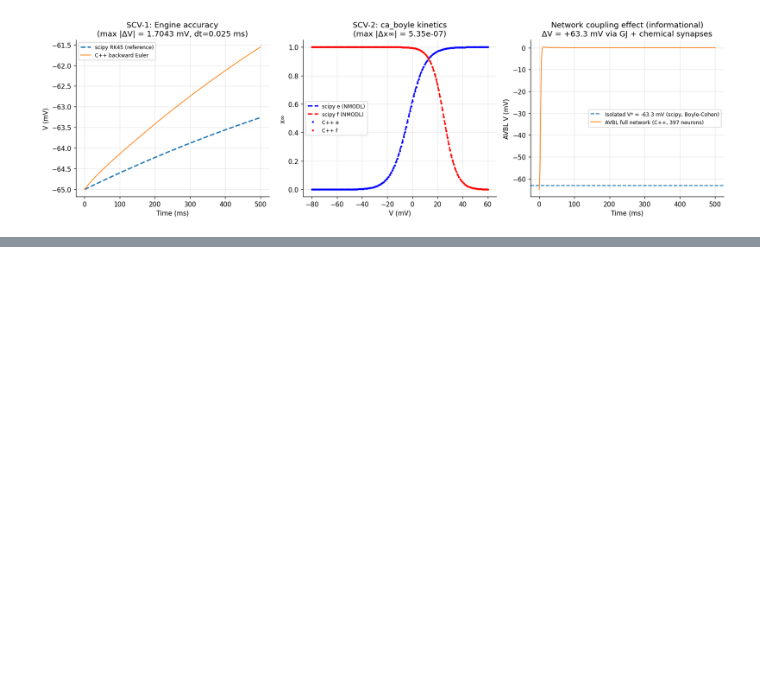
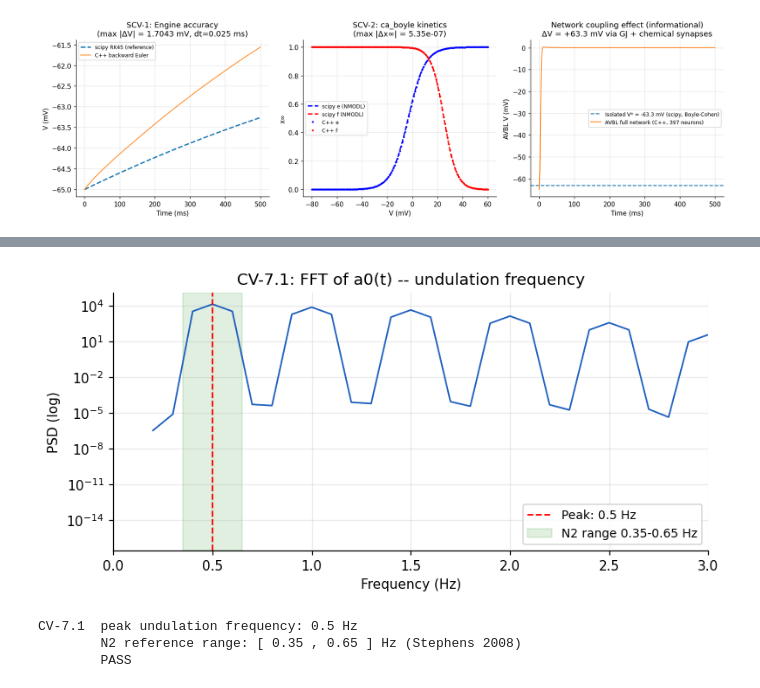
Before and after one commit to VahidGh/wormsim2, a Jupyter notebook: notebooks/project_tour.ipynb, the cells around one changed output, grey strips where cells are left out. Saved outputs shown, nothing was run; the diff lists cells and outputs as text; code cells hidden in the pictures; blank space fills up the shorter version.

```diff
--- a/notebooks/project_tour.ipynb
+++ b/notebooks/project_tour.ipynb
@@ -2179,0 +2193,16 @@ SCV-1  Engine accuracy (Boyle-Cohen 2008, single neuron, dt=0.025 ms):
+# %%
+# v0.7.0: Rebuild — adds wormsim2_body library + body_trace tool
+import subprocess, pathlib
+REPO_ROOT = pathlib.Path('..').resolve()
+_cmd = (
+    "source /etc/profile.d/modules.sh 2>/dev/null || true; "
+    "module load gcc-glibc 2>/dev/null || true; "
+    "cmake --build /wormsim2/build -j4 2>&1 | "
+    "grep -E 'body|wcon|Building|error:|Linking' | head -20"
+)
+_r = subprocess.run(
+    ['docker', 'run', '--rm',
+     '-v', str(REPO_ROOT) + ':/wormsim2', '-w', '/wormsim2',
+     'quay.io/pjbaioni/amsc_mk:2025', 'bash', '-c', _cmd],
+    capture_output=True, text=True, check=True)
+print(_r.stdout or '(build already up to date)')
@@ -2179,0 +2366,39 @@ SCV-1  Engine accuracy (Boyle-Cohen 2008, single neuron, dt=0.025 ms):
+# %%
+# CV-7.1: FFT of a0(t) -- dominant undulation frequency
+import numpy as _np071
+
+_dt_s    = 0.5e-3
+_a0_full = _bt['a0'].values
+_a0_w    = (_a0_full - _a0_full.mean()) * _np071.hanning(len(_a0_full))
+_freqs   = _np071.fft.rfftfreq(len(_a0_w), d=_dt_s)
+_psd     = _np071.abs(_np071.fft.rfft(_a0_w))**2
+
+_f_mask  = _freqs > 0.1
+_peak_f  = _freqs[_f_mask][_psd[_f_mask].argmax()]
+
+import matplotlib.pyplot as _plt071
+_fig71, _ax71 = _plt071.subplots(figsize=(8, 3.5))
+_ax71.semilogy(_freqs[_f_mask], _psd[_f_mask], color='#2060c0', lw=1.2)
+_ax71.axvline(_peak_f, color='red', ls='--', lw=1.2,
+              label='Peak: ' + str(round(_peak_f,3)) + ' Hz')
+_ax71.axvspan(0.35, 0.65, alpha=0.12, color='green', label='N2 range 0.35-0.65 Hz')
+_ax71.set_xlabel('Frequency (Hz)')
+_ax71.set_ylabel('PSD (log)')
+_ax71.set_title('CV-7.1: FFT of a0(t) -- undulation frequency')
+_ax71.legend(fontsize=9)
+_ax71.set_xlim(0, 3)
+_ax71.grid(True, alpha=0.25)
+_fig71.savefig(REPO_ROOT / 'docs/images/cv_7_1_fft.png', dpi=110, bbox_inches='tight')
+_plt071.show()
+
+_ref_f_lo, _ref_f_hi = 0.35, 0.65
+_pass71 = _ref_f_lo <= _peak_f <= _ref_f_hi
+print("CV-7.1  peak undulation frequency:", round(_peak_f,3), "Hz")
+print("        N2 reference range: [", _ref_f_lo, ",", _ref_f_hi, "] Hz (Stephens 2008)")
+print("        PASS" if _pass71 else "        FAIL")
+assert _pass71, "CV-7.1 FAIL: " + str(_peak_f) + " Hz outside range"
+# %% [output]
+[figure, added]
+CV-7.1  peak undulation frequency: 0.5 Hz
+        N2 reference range: [ 0.35 , 0.65 ] Hz (Stephens 2008)
+        PASS
```
Also changed, not shown: parts of 16 cells of this notebook, 23 other files.
